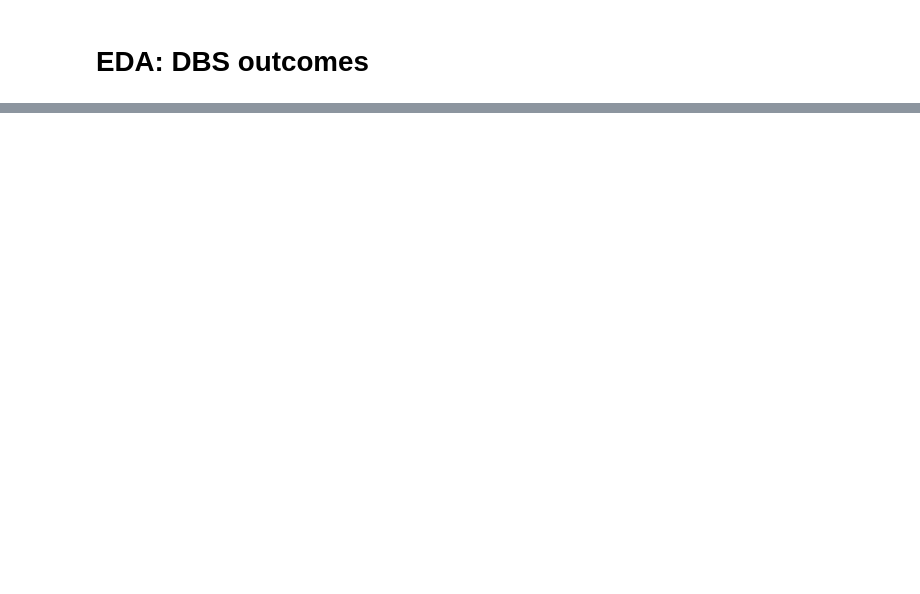
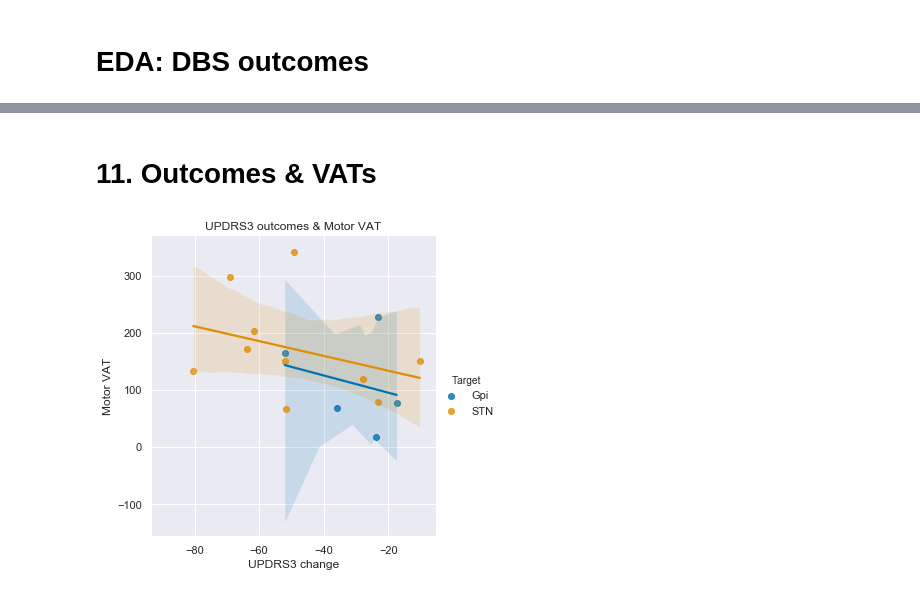
Before and after one commit to jazzmanmike/DBS, a Jupyter notebook: DBS_EDA.ipynb, the cells around one changed output, grey strips where cells are left out. Drawn from its saved outputs; the diff is of its cells as text; code cells hidden in the pictures; blank space fills up the shorter version.

```diff
--- a/DBS_EDA.ipynb
+++ b/DBS_EDA.ipynb
@@ -113,0 +221,8 @@ N = len(features)
+# %%
+#define comparisons of interest, and feature for colours in plot
+variables = ["Manufacturer", "Target", "Gender", "Date"] #can add to this - note: Date = Year
+chosen_variable = variables[1] #define manually - here it is Target (Gpi or STN)
+comparison = pd.unique(df[chosen_variable].ravel()) #generalise
+# %%
+outcomes = [df[chosen_variable], change_scores]
+outcomes = pd.concat(outcomes, axis=1)
@@ -283,0 +666,7 @@ plt.title("Figure P19\n Repeated Measures Data - Example 1")
+# %%
+#3b. Another way of plotting above
+overall_accuracy = pd.concat([nucleus_accuracy, motor_accuracy])
+import plotly.express as px
+df = px.data.tips()
+fig = px.violin(overall_accuracy, y="Distance", x="Nucleus", color="Target", box=True, points="all")
+fig.show()
@@ -283,0 +679,21 @@ plt.title("Figure P19\n Repeated Measures Data - Example 1")
+# %% [markdown]
+# 11. Outcomes & VATs
+# %%
+nucleus_VAT = pd.DataFrame({'Nucleus_VAT': df['Right_VAT'] + df['Left_VAT']})
+motor_VAT = pd.DataFrame({'Motor_VAT': df['Right_motor_VAT'] + df['Left_motor_VAT']})
+vat_data = pd.concat([outcomes, nucleus_VAT, motor_VAT], axis=1)
+# %%
+#do multiple regression plots
+sns.set()
+sns.set_palette("colorblind")
+
+#Use features from earlier scatter
+f1 = "UPDRS3_change"
+f2 = "Motor_VAT"
+
+plt = sns.lmplot(x=f1, y=f2, hue='Target', height=5, data=vat_data, legend=True)
+plt.set(title="UPDRS3 outcomes & Motor VAT")
+plt.set_axis_labels('UPDRS3 change', 'Motor VAT')
+plt.savefig('figures/multiple_regression_stnU3motorVAT.svg')
+# %% [output]
+[figure, added]
```
Also changed, not shown: parts of 65 cells of this notebook, 43 other files.
